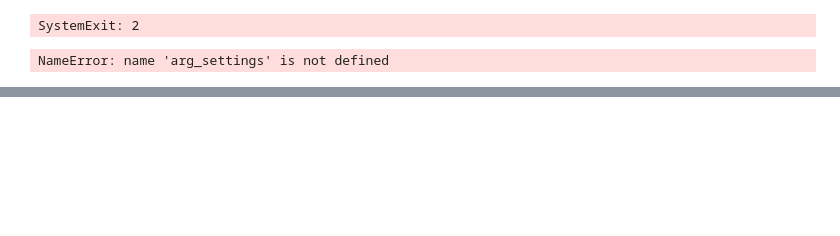
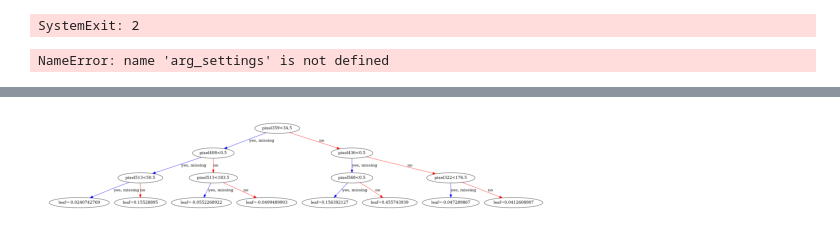
Before and after one commit to futouyiba/nimbus, a Jupyter notebook: src/playground.ipynb, the cells around one changed output, grey strips where cells are left out. Cells and saved outputs as stored; diff of their text form; code cells hidden in the pictures; blank space fills up the shorter version.

Commit message:
1. fix issues that prevent DMized layer from forwarding. 2. add more summary writer items. 3. add procedre debug jupyter; 4. add decision tree mnist to check how it examined mnist.

```diff
--- a/src/playground.ipynb
+++ b/src/playground.ipynb
@@ -19,0 +26,19 @@ NameError: name 'arg_settings' is not defined
+# %%
+import xgboost as xgb
+import numpy as np
+from sklearn.datasets import fetch_openml
+from sklearn.model_selection import train_test_split
+from sklearn.metrics import accuracy_score
+
+
+mnist = fetch_openml('mnist_784')
+X, y = mnist['data'], mnist['target']
+y = y.astype(np.int)  # 转换标签为整型
+
+# 划分数据集
+X_train, X_test, y_train, y_test = train_test_split(X, y, test_size=0.2, random_state=42)
+
+print("X_train shape:", X_train.shape)
+print("X_test shape:", X_test.shape)
+print("y_train shape:", y_train.shape)
+print("y_test shape:", y_test.shape)
@@ -19,0 +52,27 @@ NameError: name 'arg_settings' is not defined
+# %%
+dtrain = xgb.DMatrix(X_train, label=y_train)
+dtest = xgb.DMatrix(X_test, label=y_test)
+
+params = {
+    'max_depth': 3,  # 树的最大深度
+    'eta': 0.1,      # 学习率
+    'objective': 'multi:softmax',  # 多分类的问题
+    'num_class': 10  # 类别数，因为是 MNIST 所以是 10
+}
+num_rounds = 50
+
+bst = xgb.train(params, dtrain, num_rounds)
+
+# 预测测试集结果
+preds = bst.predict(dtest)
+predictions = np.asarray([np.round(val) for val in preds])
+accuracy = accuracy_score(y_test, predictions)
+print("测试准确率: {:.2f}%".format(accuracy * 100))
+# %%
+import matplotlib.pyplot as plt
+
+
+xgb.plot_tree(bst, num_trees=0)
+plt.show()
+# %% [output]
+[figure, added]
```
Also changed, not shown: parts of 8 cells of this notebook, 9 other files.
